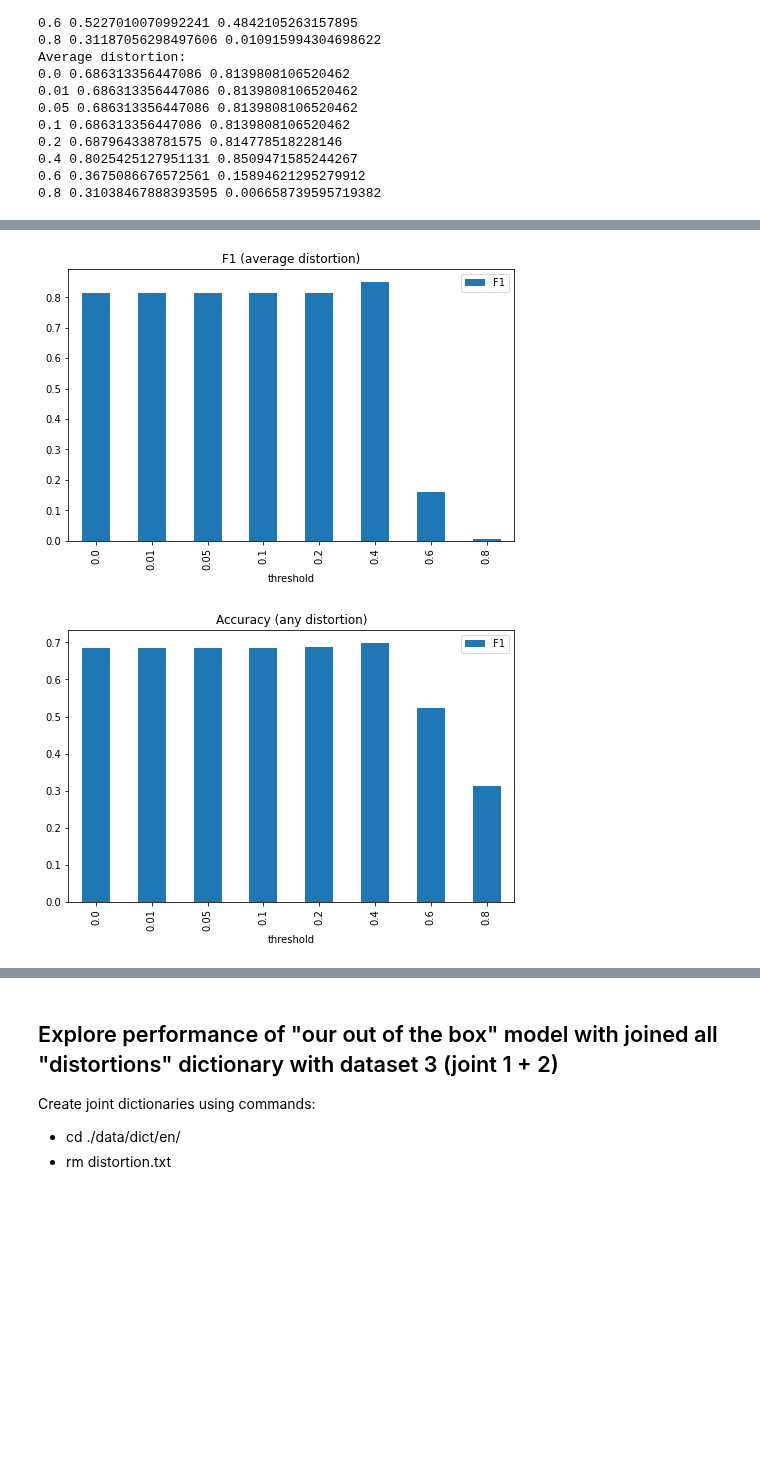
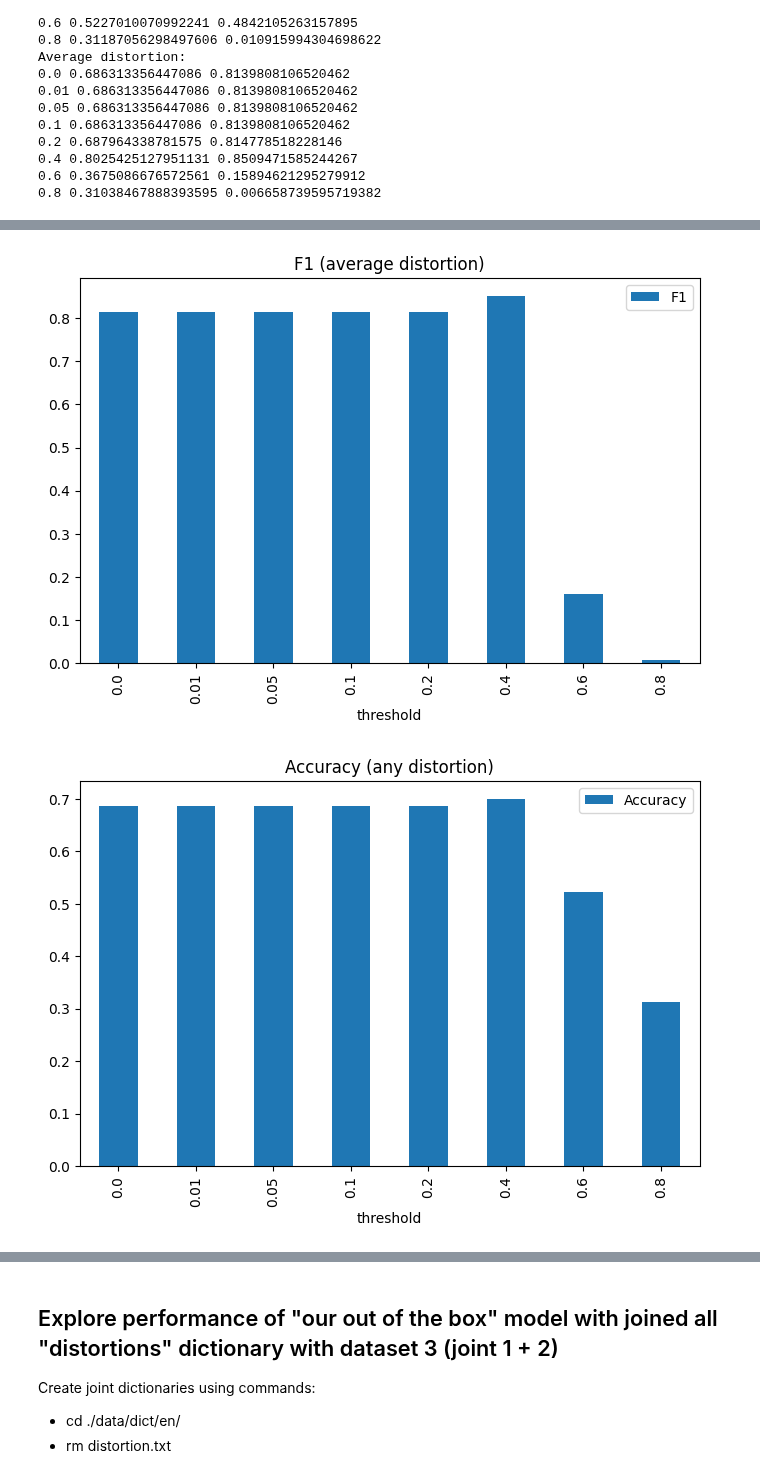
Before and after one commit to aigents/pygents, a Jupyter notebook: notebooks/nlp/distortions/distortions_joint_binary.ipynb, the cells around one changed output, grey strips where cells are left out. Drawn from its saved outputs; the diff is of its cells as text; code cells hidden in the pictures; blank space fills up the shorter version.

```diff
--- a/notebooks/nlp/distortions/distortions_joint_binary.ipynb
+++ b/notebooks/nlp/distortions/distortions_joint_binary.ipynb
@@ -305,6 +305,6 @@ def plot_dict_bars(dic,labels,values,title=None,head=None,dim=(8,5)):
 
 plot_dict_bars(any_res, labels="threshold", values="F1", title=f"F1 (any distortion)")
 plot_dict_bars(avg_res, labels="threshold", values="F1", title=f"F1 (average distortion)")
-plot_dict_bars(any_res_acc, labels="threshold", values="F1", title=f"Accuracy (any distortion)")
-plot_dict_bars(avg_res_acc, labels="threshold", values="F1", title=f"Accuracy (average distortion)")
+plot_dict_bars(any_res_acc, labels="threshold", values="Accuracy", title=f"Accuracy (any distortion)")
+plot_dict_bars(avg_res_acc, labels="threshold", values="Accuracy", title=f"Accuracy (average distortion)")
 # %% [output]
@@ -312,2 +312,2 @@ plot_dict_bars(avg_res_acc, labels="threshold", values="F1", title=f"Accuracy (a
-[figure, old version]
+[figure, new version]
-[figure, old version]
+[figure, new version]
```
Also changed, not shown: parts of 16 cells of this notebook, 1 other file.
